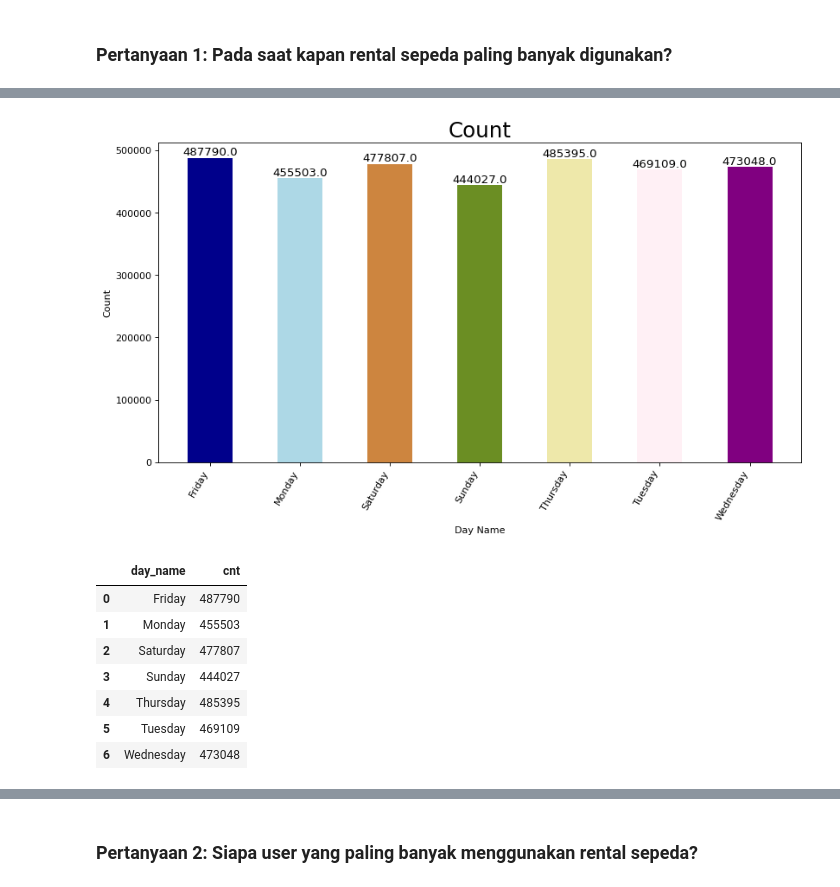
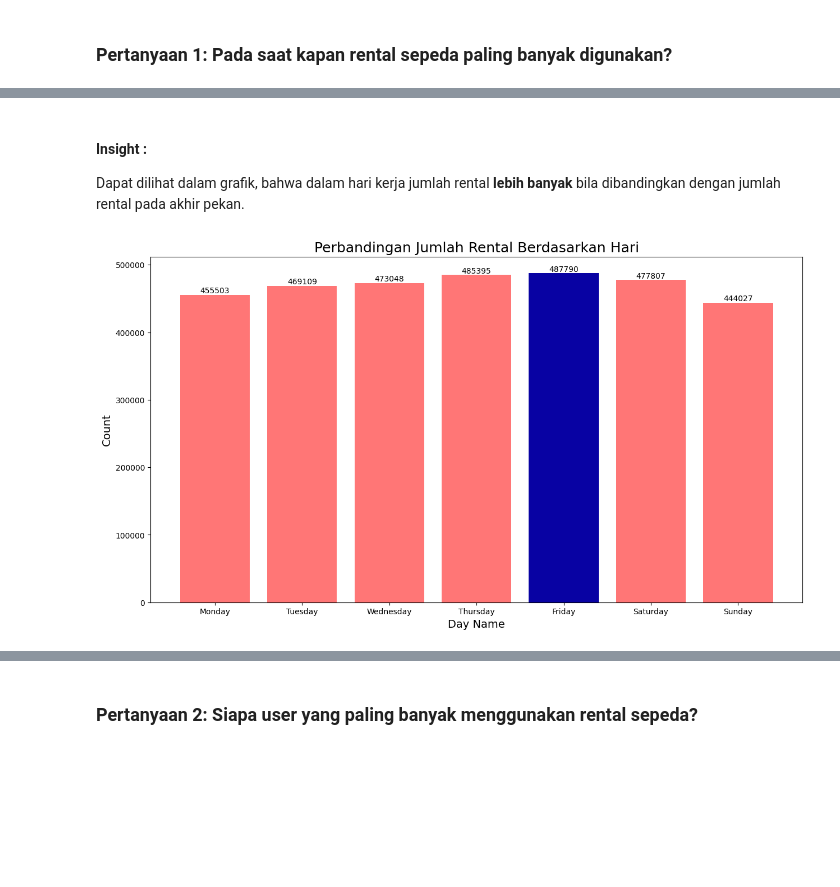
Before and after one commit to yeremiayospane/Project-Data-Analisis-Dicoding, a Jupyter notebook: project.ipynb, the cells around one changed output, grey strips where cells are left out. Drawn from its saved outputs; the diff is of its cells as text; code cells hidden in the pictures; blank space fills up the shorter version.

```diff
--- a/project.ipynb
+++ b/project.ipynb
@@ -384,34 +417,3 @@ plt.show()
-# %%
-import random
-import matplotlib.pyplot as plt
-
-n = result_day_name['day_name'].unique().__len__()+1
-all_colors = list(plt.cm.colors.cnames.keys())
-random.seed(100)
-c = random.choices(all_colors, k=n)
-
-# Set the figure size to a smaller dimension
-plt.figure(figsize=(12, 6), dpi=80)
-
-plt.bar(result_day_name['day_name'], result_day_name['cnt'], color=c, width=0.5)
-for i, val in enumerate(result_day_name['cnt'].values):
-    plt.text(i, val, float(val), horizontalalignment='center', verticalalignment='bottom', fontdict={'fontweight': 200, 'size': 12})
-
-plt.gca().set_xticklabels(result_day_name['day_name'], rotation=60, horizontalalignment='right')
-plt.title("Count", fontsize=22)
-plt.xlabel('Day Name')
-plt.ylabel('Count')
-plt.show()
-# %% [output]
-[figure, removed]
-# %%
-result_day_name
-# %% [output]
-|  | day_name | cnt |
-| 0 | Friday | 487790 |
-| 1 | Monday | 455503 |
-| 2 | Saturday | 477807 |
-| 3 | Sunday | 444027 |
-| 4 | Thursday | 485395 |
-| 5 | Tuesday | 469109 |
-| 6 | Wednesday | 473048 |
+# %% [markdown]
+#### Insight :
+Dapat dilihat dalam grafik, bahwa dalam hari kerja jumlah rental **lebih banyak** bila dibandingkan dengan jumlah rental pada akhir pekan.
@@ -417,0 +423,24 @@ result_day_name
+# %%
+# Konversi kolom "day_name" ke tipe data kategori dengan urutan yang benar
+category_order = ["Monday", "Tuesday", "Wednesday", "Thursday", "Friday", "Saturday", "Sunday"]
+result_day_name['day_name'] = pd.Categorical(result_day_name['day_name'], categories=category_order, ordered=True)
+
+# Urutkan DataFrame berdasarkan kolom "day_name"
+sorted_result_day_name = result_day_name.sort_values(by='day_name').reset_index()
+# %%
+# Menampilkan grafik
+counts = sorted_result_day_name['cnt'].to_list()
+day_names = sorted_result_day_name['day_name']
+max_index = counts.index(max(counts))
+colors = ['#FF7676'] * len(day_names)
+colors[max_index] = '#0802A3'
+plt.figure(figsize=(15, 8))
+bars = plt.bar(day_names, counts, color=colors)
+plt.xlabel("Day Name", fontsize=14)
+plt.ylabel("Count", fontsize=14)
+plt.title("Perbandingan Jumlah Rental Berdasarkan Hari", fontsize=18)
+for bar, count in zip(bars, counts):
+    plt.text(bar.get_x() + bar.get_width() / 2, count, str(count), ha='center', va='bottom')
+plt.show()
+# %% [output]
+[figure, added]
```
Also changed, not shown: parts of 68 cells of this notebook.
